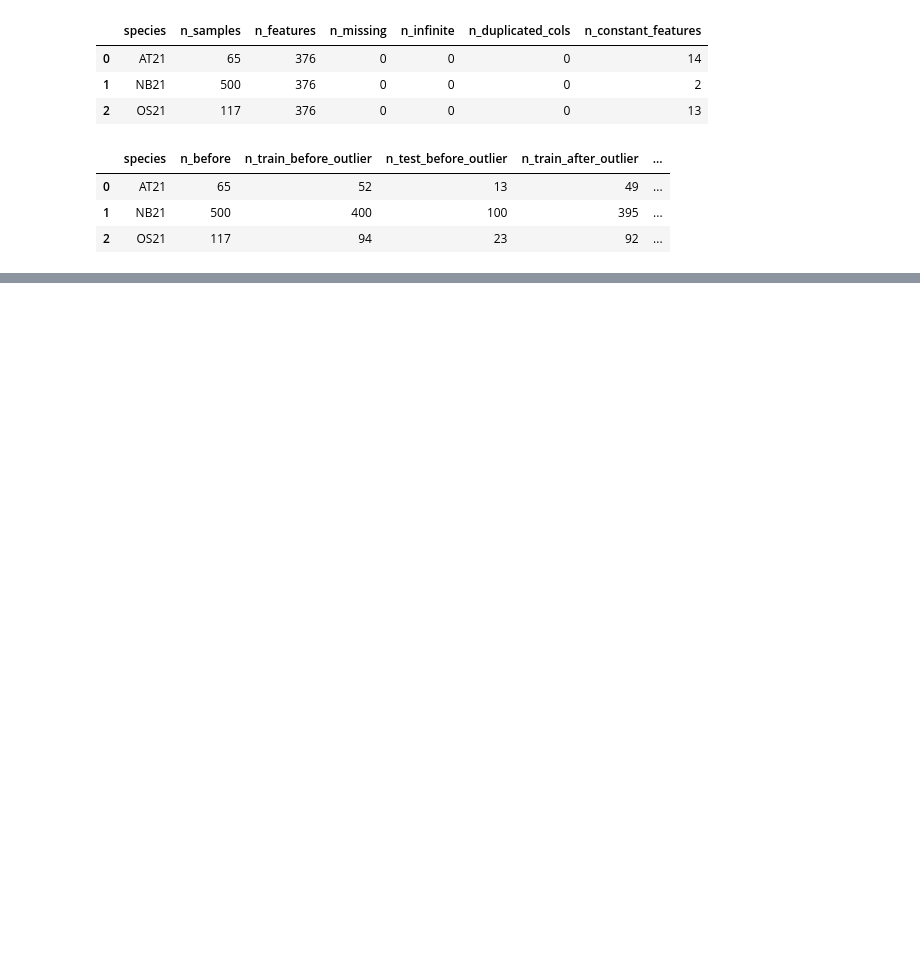
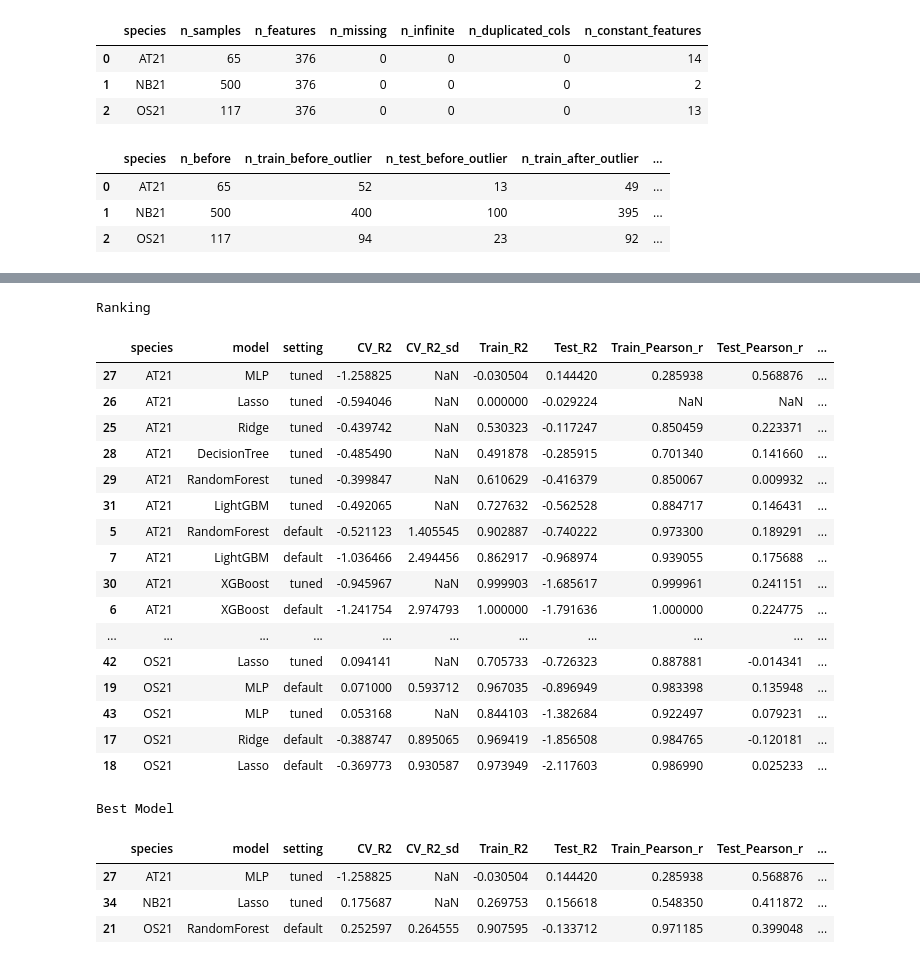
Before and after one commit to ih-11/regression, a Jupyter notebook: notebooks/benchmark.ipynb, the cells around one changed output, grey strips where cells are left out. Drawn from its saved outputs; the diff is of its cells as text; code cells hidden in the pictures; blank space fills up the shorter version.

```diff
--- a/notebooks/benchmark.ipynb
+++ b/notebooks/benchmark.ipynb
@@ -173,15 +173,15 @@ n_trials = 20
 # species datasets and species-specific RNA folding temperature
 species_config = {
     "AT21": {
-        "file": DATA_DIR / "AT21.PR_var.dev_data.RNA.seq_data.tsv.gz",
+        "file": DATA_DIR / "AT21.PR_var.N50-TSL0-ARL0.RNA.seq_data.tsv.gz",
         "rna_temp": 22,
     },
     "NB21": {
-        "file": DATA_DIR / "NB21.PR_var.dev_data.RNA.seq_data.tsv.gz",
+        "file": DATA_DIR / "NB21.PR_var.N50-TSL0-ARL0.RNA.seq_data.tsv.gz",
         "rna_temp": 22,
     },
     "OS21": {
-        "file": DATA_DIR / "OS21.PR_var.dev_data.RNA.seq_data.tsv.gz",
+        "file": DATA_DIR / "OS21.PR_var.N50-TSL0-ARL0.RNA.seq_data.tsv.gz",
         "rna_temp": 25,
     },
 }
@@ -1969,3 +1725,65 @@ display(tuned_results_df)
 | 21 | OS21 | RandomForest | tuned | 0.258679 | NaN | 0.883109 | -0.139405 | 0.961474 | 0.384415 | ... |
 | 22 | OS21 | XGBoost | tuned | 0.199372 | NaN | 0.995342 | -0.172672 | 0.997678 | 0.365822 | ... |
 | 23 | OS21 | LightGBM | tuned | 0.288922 | NaN | 0.775238 | -0.157101 | 0.909103 | 0.532649 | ... |
+# %%
+# ============================================
+# Combine results default x tunning
+# ============================================
+
+benchmark_results_df = pd.concat(
+    [
+        default_results_df,
+        tuned_results_df,
+    ],
+    ignore_index=True,
+)
+# %%
+# ============================================
+# Ranking Table and Best model per species
+# ============================================
+
+benchmark_rank_df = (
+    benchmark_results_df
+    .sort_values(
+        ["species", "Test_R2"],
+        ascending=[True, False]
+    )
+)
+print("Ranking")
+display(benchmark_rank_df)
+
+best_model_df = (
+    benchmark_results_df
+    .sort_values(
+        ["species", "Test_R2"],
+        ascending=[True, False]
+    )
+    .groupby("species")
+    .head(1)
+)
+print("Best Model")
+display(best_model_df)
+# %% [output]
+Ranking
+|  | species | model | setting | CV_R2 | CV_R2_sd | Train_R2 | Test_R2 | Train_Pearson_r | Test_Pearson_r | ... |
+| 27 | AT21 | MLP | tuned | -1.258825 | NaN | -0.030504 | 0.144420 | 0.285938 | 0.568876 | ... |
+| 26 | AT21 | Lasso | tuned | -0.594046 | NaN | 0.000000 | -0.029224 | NaN | NaN | ... |
+| 25 | AT21 | Ridge | tuned | -0.439742 | NaN | 0.530323 | -0.117247 | 0.850459 | 0.223371 | ... |
+| 28 | AT21 | DecisionTree | tuned | -0.485490 | NaN | 0.491878 | -0.285915 | 0.701340 | 0.141660 | ... |
+| 29 | AT21 | RandomForest | tuned | -0.399847 | NaN | 0.610629 | -0.416379 | 0.850067 | 0.009932 | ... |
+| 31 | AT21 | LightGBM | tuned | -0.492065 | NaN | 0.727632 | -0.562528 | 0.884717 | 0.146431 | ... |
+| 5 | AT21 | RandomForest | default | -0.521123 | 1.405545 | 0.902887 | -0.740222 | 0.973300 | 0.189291 | ... |
+| 7 | AT21 | LightGBM | default | -1.036466 | 2.494456 | 0.862917 | -0.968974 | 0.939055 | 0.175688 | ... |
+| 30 | AT21 | XGBoost | tuned | -0.945967 | NaN | 0.999903 | -1.685617 | 0.999961 | 0.241151 | ... |
+| 6 | AT21 | XGBoost | default | -1.241754 | 2.974793 | 1.000000 | -1.791636 | 1.000000 | 0.224775 | ... |
+| ... | ... | ... | ... | ... | ... | ... | ... | ... | ... | ... |
+| 42 | OS21 | Lasso | tuned | 0.094141 | NaN | 0.705733 | -0.726323 | 0.887881 | -0.014341 | ... |
+| 19 | OS21 | MLP | default | 0.071000 | 0.593712 | 0.967035 | -0.896949 | 0.983398 | 0.135948 | ... |
+| 43 | OS21 | MLP | tuned | 0.053168 | NaN | 0.844103 | -1.382684 | 0.922497 | 0.079231 | ... |
+| 17 | OS21 | Ridge | default | -0.388747 | 0.895065 | 0.969419 | -1.856508 | 0.984765 | -0.120181 | ... |
+| 18 | OS21 | Lasso | default | -0.369773 | 0.930587 | 0.973949 | -2.117603 | 0.986990 | 0.025233 | ... |
+Best Model
+|  | species | model | setting | CV_R2 | CV_R2_sd | Train_R2 | Test_R2 | Train_Pearson_r | Test_Pearson_r | ... |
+| 27 | AT21 | MLP | tuned | -1.258825 | NaN | -0.030504 | 0.144420 | 0.285938 | 0.568876 | ... |
+| 34 | NB21 | Lasso | tuned | 0.175687 | NaN | 0.269753 | 0.156618 | 0.548350 | 0.411872 | ... |
+| 21 | OS21 | RandomForest | default | 0.252597 | 0.264555 | 0.907595 | -0.133712 | 0.971185 | 0.399048 | ... |
```
Also changed, not shown: parts of 12 cells of this notebook.
